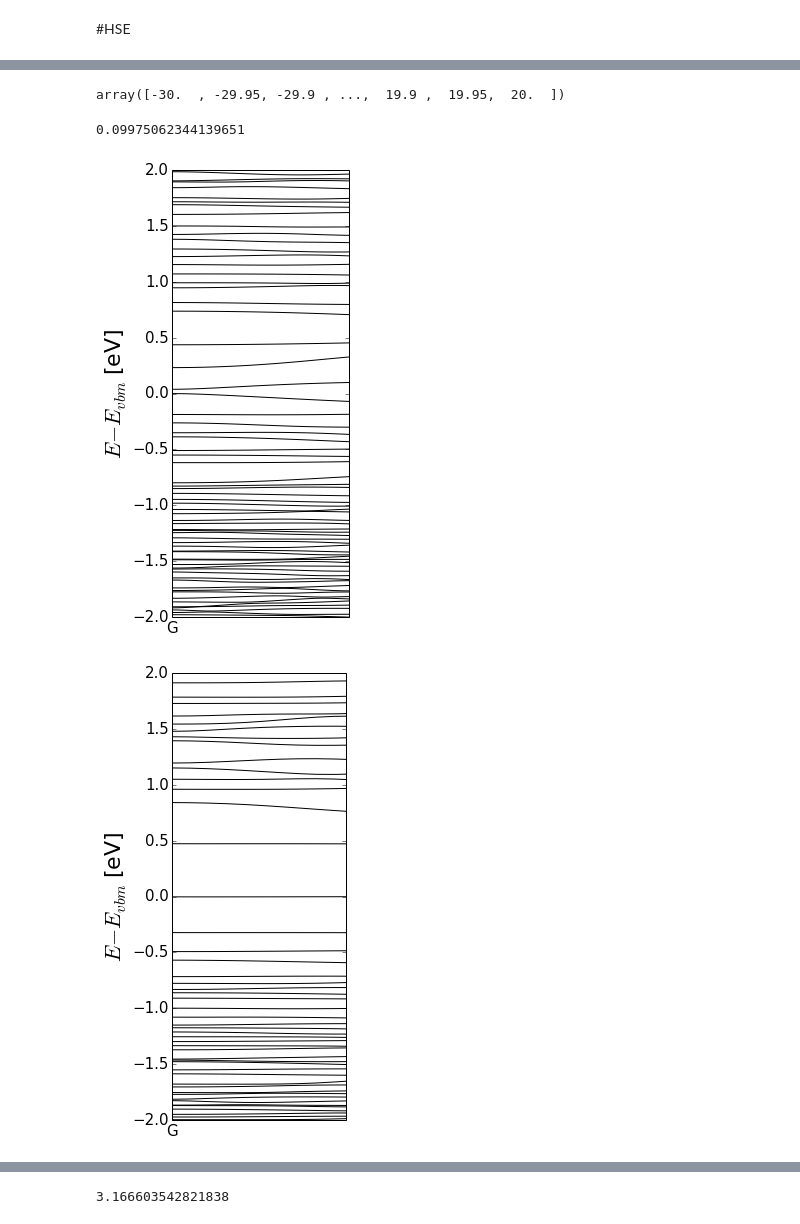
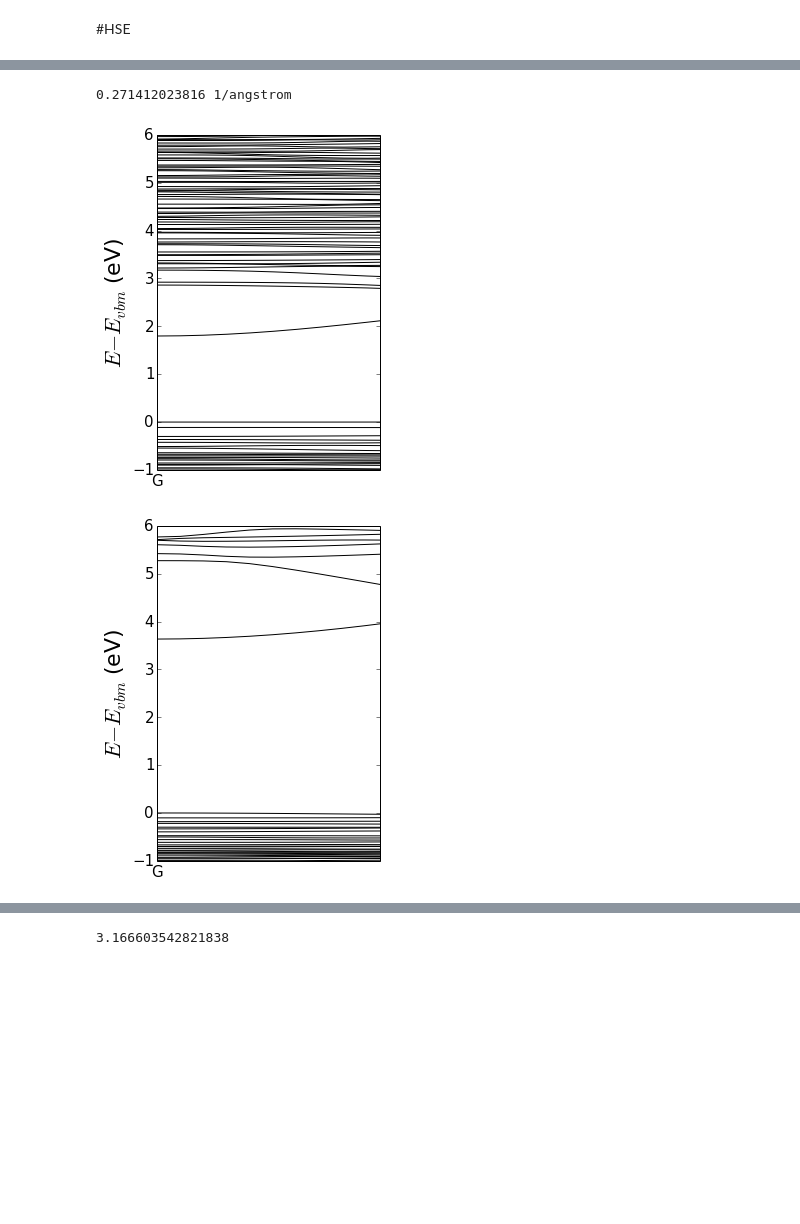
Before and after one commit to pzawadzk/IPython-NB-amorphous, a Jupyter notebook: R2_Electronic_structure_SON.ipynb, the cells around one changed output, grey strips where cells are left out. Drawn from its saved outputs; the diff is of its cells as text; code cells hidden in the pictures; blank space fills up the shorter version.

Commit message:
adding band structure calculations

```diff
--- a/R2_Electronic_structure_SON.ipynb
+++ b/R2_Electronic_structure_SON.ipynb
@@ -179,7 +177,7 @@ data = {
         #'BN': [['XBN', False], ],
         }
 # %%
-read_csv = False
+read_csv = True
 # %%
 dos_data = {}
 path = '/scratch/pzawadzk/amor_bulk_hf/%s/bulk/*seed*/basin_hoping/hse/pbe_hse'
@@ -248,7 +246,7 @@ for mat in sort(data.keys()):
         ax1.tick_params(axis='y', colors='blue')
         ax1.yaxis.label.set_color('blue')
         ax1.set_ylabel('Inverse Paricipation Ratio')
-        savefig('DOS_%s.pdf'%mat)
+        savefig('DOS_%s.pdf'%mat, bbox_inches='tight')
     #except:
         print mat
 # %% [output]
@@ -292,8 +276,0 @@ DOS_Al2S3.pdf  DOS_Ga2S3.pdf  DOS_MgO.pdf    DOS_SiO2.pdf
-# %%
-e
-# %% [output]
-array([-30.  , -29.95, -29.9 , ...,  19.9 ,  19.95,  20.  ])
-# %%
-40/401.
-# %% [output]
-0.09975062344139651
@@ -300,27 +280,32 @@ array([-30.  , -29.95, -29.9 , ...,  19.9 ,  19.95,  20.  ])
+# %%
+check_for_AA_bonds(calc.structure)
+print 2 * pi * 0.5 / (calc.structure.scale * calc.structure.cell[0][0])
+# %% [output]
+0.271412023816 1/angstrom
 # %%
-files =['/scratch/pzawadzk/amor/SbON/bulk/126_seed_2_par_A_4_B_13_T0_sc0.90/basin_hoping/BS/eigenvalues.pckl',
-'/scratch/pzawadzk/amor/SnON/bulk/147_seed_1_par_A_42_B_3_T0/basin_hoping/BS/eigenvalues.pckl',
-'/scratch/pzawadzk/amor_bulk_hf/XInO/bulk/150_seed_1_par_A_0_B_30_T0/basin_hoping/BS/eigenvalues.pckl'
+files =['/scratch/pzawadzk/amor_bulk_hf/XAlN/bulk/140_seed_4_par_A_0_B_70_T0/basin_hoping/hse/BS/eigenvalues.pckl',
+'/scratch/pzawadzk/amor_bulk_hf/XAlO/bulk/140_seed_1_par_A_0_B_28_T0/basin_hoping/hse/BS/eigenvalues.pckl'
 ]
 
 for fs in files:
     npts = 16
     f = open(fs, 'r')
     eig = pickle.load(f)#[24:]
     f.close()
     N = len(eig)
     X= np.sum(eig[1] * eig[1], axis=1)**0.5
 
-    figure(figsize=(X[-1],8))
+    figure(figsize=(4,6))
+   # figure(figsize=(X[-1],8))
     ax = gca()
-    ax.set_ylabel(r'$E-E_{vbm}$ [eV]', fontsize=22)
+    ax.set_ylabel(r'$E-E_{vbm}$ (eV)', fontsize=22)
 
     for i in range(len( eig[0][1,:])):
         ax.plot(X, eig[0][:,i], 'k-')
 
     plt.plot([npts*i, npts*i], [-1, 3], 'k--', linewidth = 2)
     plt.xticks([0,2], [ 'G', ''])#r'%.1f [$\AA^{-1}$]'%X[-1]])
-    plt.axis(xmin = 0, xmax = N , ymin = -2.0, ymax=2.0)
+    plt.axis(xmin = 0, xmax = N , ymin = -1.0, ymax=6.0)
 # %% [output]
-[figure, old version]
+[figure, new version]
-[figure, old version]
+[figure, new version]
```
Also changed, not shown: parts of 10 cells of this notebook, 3 other files.
